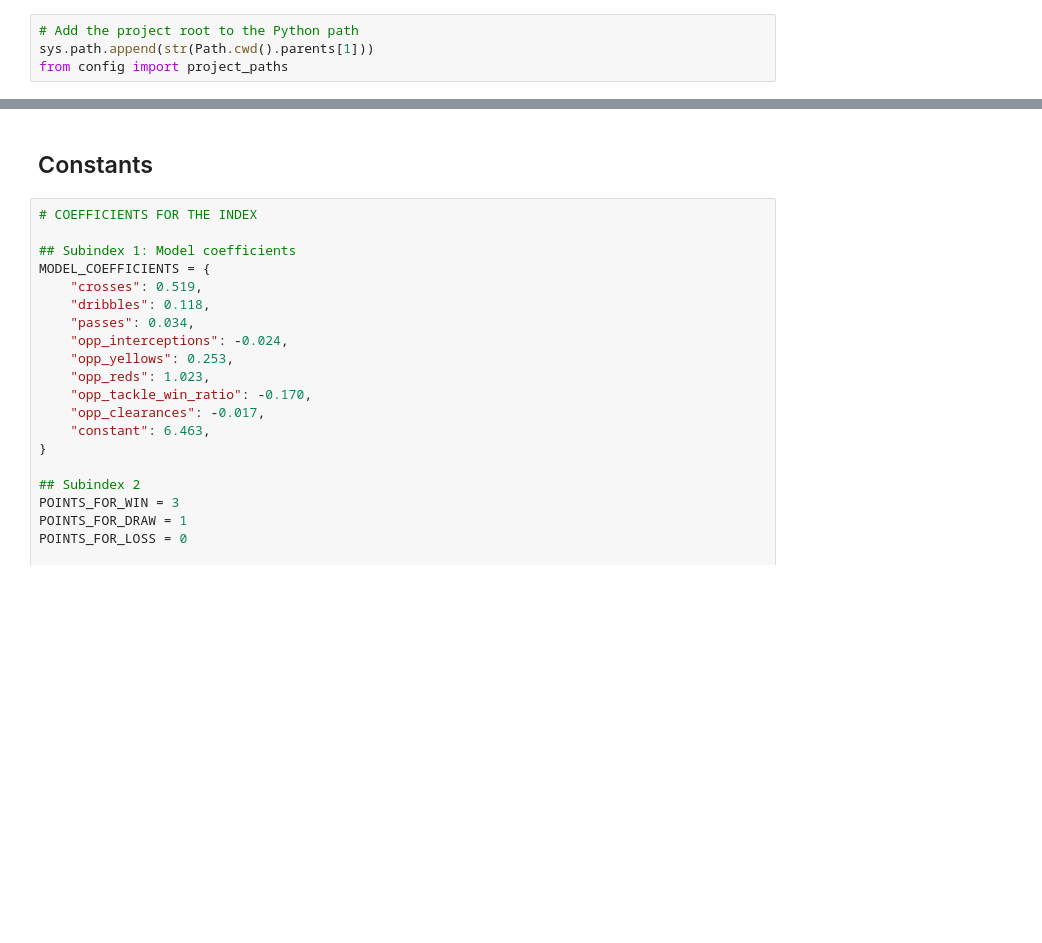
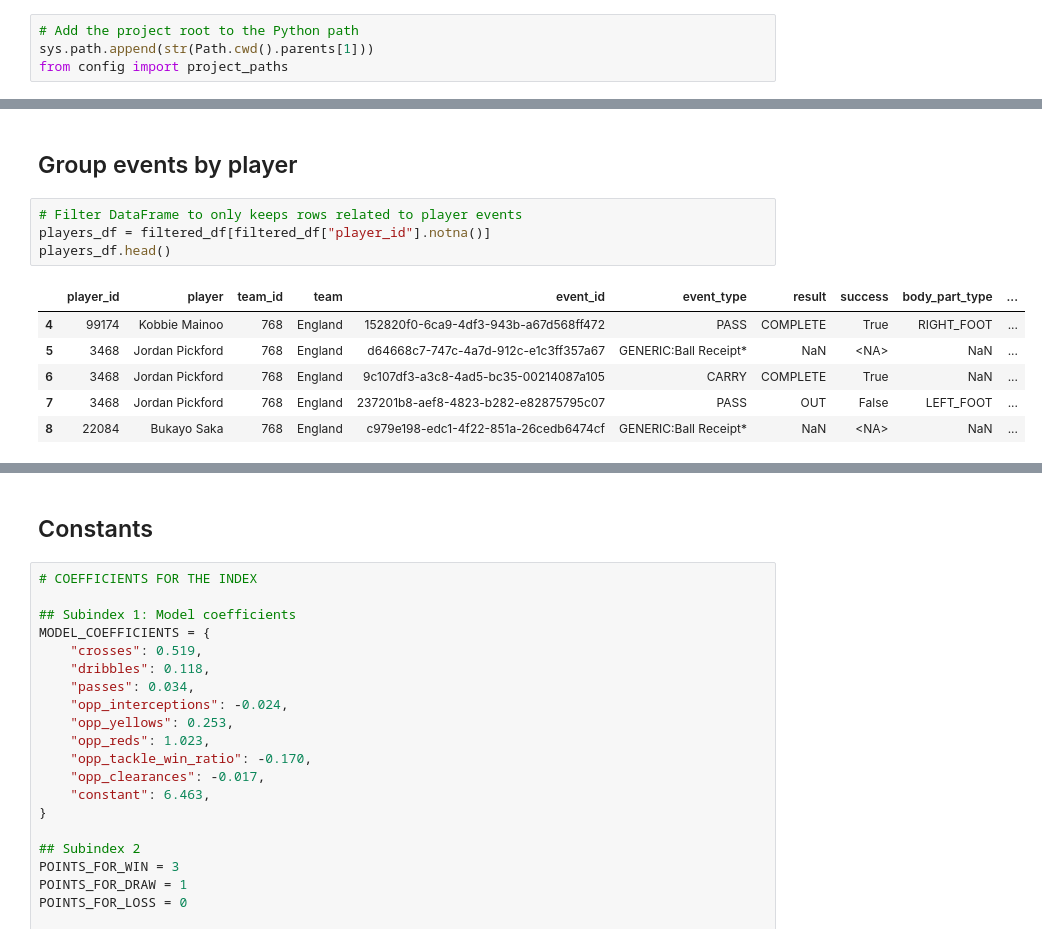
Before and after one commit to cristian-lillo/soccer-kpis, a Jupyter notebook: models/ea-sports-ppi/ppi_playground.ipynb, the cells around one changed output, grey strips where cells are left out. Saved outputs shown, nothing was run; the diff lists cells and outputs as text; blank space fills up the shorter version.

```diff
--- a/models/ea-sports-ppi/ppi_playground.ipynb
+++ b/models/ea-sports-ppi/ppi_playground.ipynb
@@ -17,0 +160,13 @@ warnings.filterwarnings("ignore", category=FutureWarning)
+# %% [markdown]
+## Group events by player
+# %%
+# Filter DataFrame to only keeps rows related to player events
+players_df = filtered_df[filtered_df["player_id"].notna()]
+players_df.head()
+# %% [output]
+|  | player_id | player | team_id | team | event_id | event_type | result | success | body_part_type | ... |
+| 4 | 99174 | Kobbie Mainoo | 768 | England | 152820f0-6ca9-4df3-943b-a67d568ff472 | PASS | COMPLETE | True | RIGHT_FOOT | ... |
+| 5 | 3468 | Jordan Pickford | 768 | England | d64668c7-747c-4a7d-912c-e1c3ff357a67 | GENERIC:Ball Receipt* | NaN | <NA> | NaN | ... |
+| 6 | 3468 | Jordan Pickford | 768 | England | 9c107df3-a3c8-4ad5-bc35-00214087a105 | CARRY | COMPLETE | True | NaN | ... |
+| 7 | 3468 | Jordan Pickford | 768 | England | 237201b8-aef8-4823-b282-e82875795c07 | PASS | OUT | False | LEFT_FOOT | ... |
+| 8 | 22084 | Bukayo Saka | 768 | England | c979e198-edc1-4f22-851a-26cedb6474cf | GENERIC:Ball Receipt* | NaN | <NA> | NaN | ... |
```
Also changed, not shown: parts of 50 cells of this notebook.
